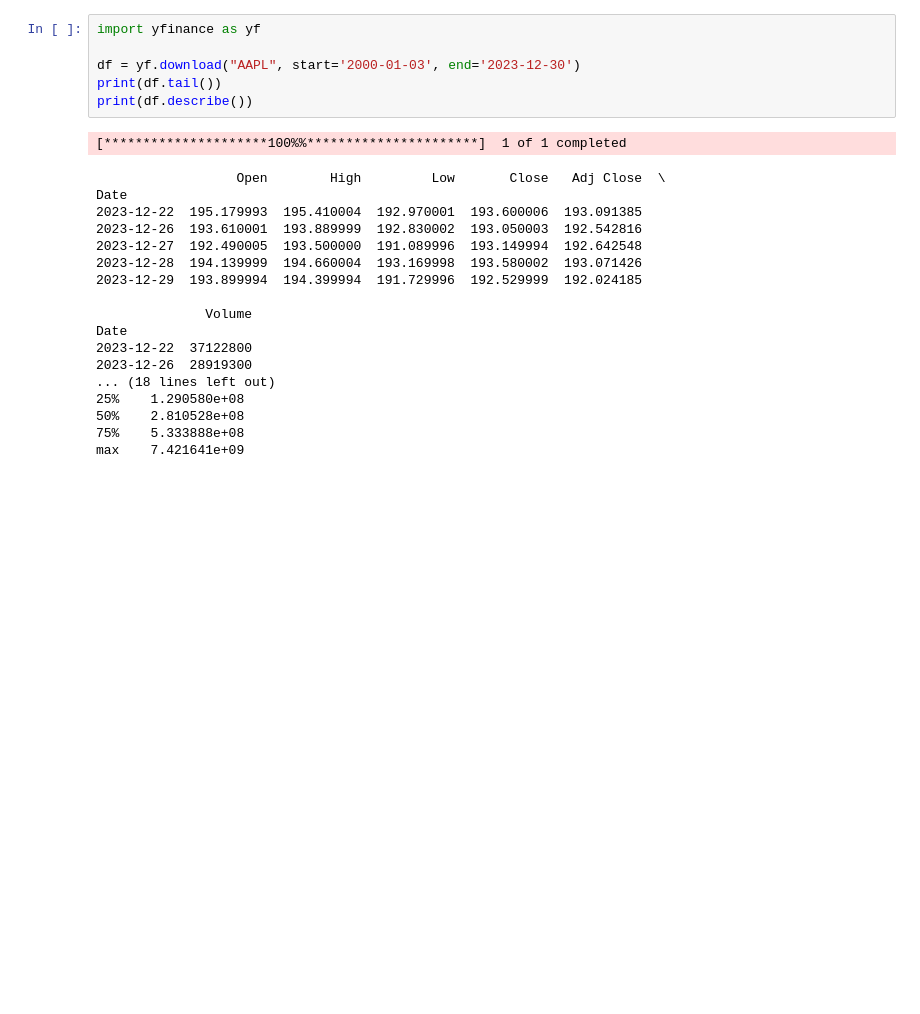
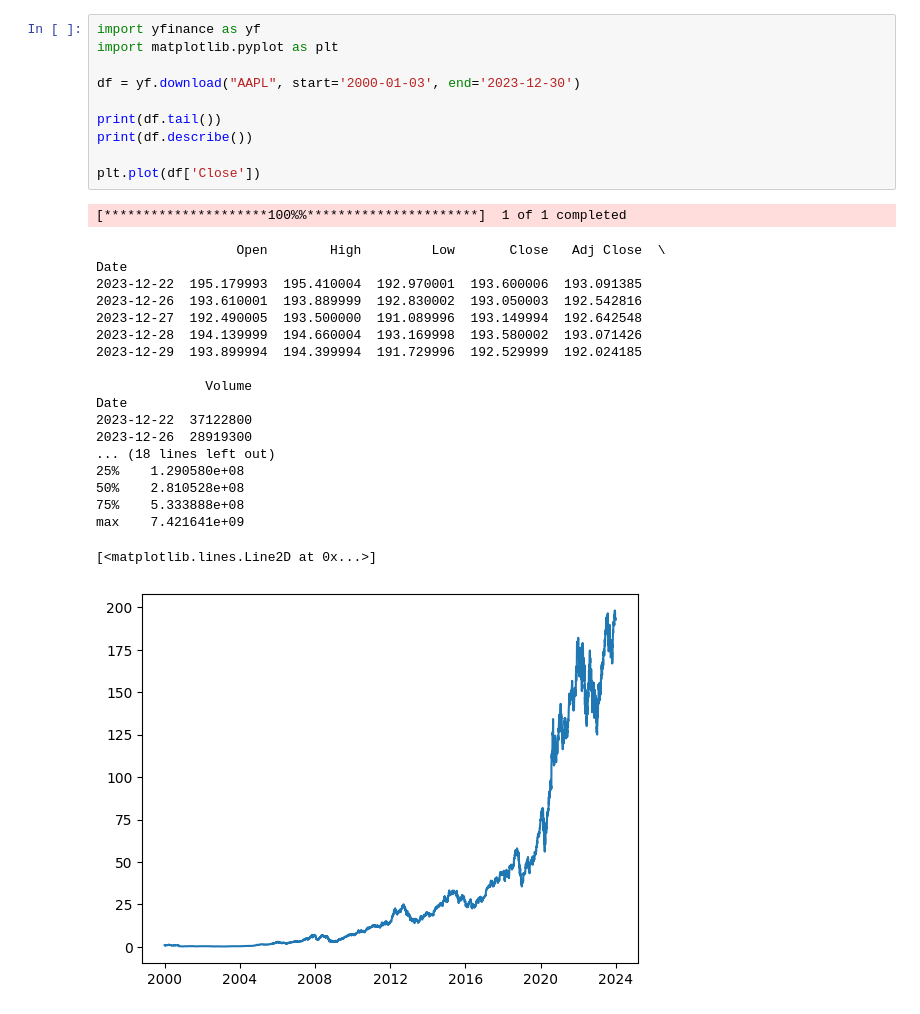
Before and after one commit to piotrwolkowski/robo-advisor, a Jupyter notebook: chapter-3-exp-return-and-covariance.ipynb, the cells around one changed output. Cells and saved outputs as stored; diff of their text form; blank space fills up the shorter version.

```diff
--- a/chapter-3-exp-return-and-covariance.ipynb
+++ b/chapter-3-exp-return-and-covariance.ipynb
@@ -1,25 +1,31 @@
 # %%
 import yfinance as yf
+import matplotlib.pyplot as plt
 
 df = yf.download("AAPL", start='2000-01-03', end='2023-12-30')
+
 print(df.tail())
 print(df.describe())
+
+plt.plot(df['Close'])
 # %% [output]
 [*********************100%%**********************]  1 of 1 completed
                   Open        High         Low       Close   Adj Close  \
 Date
 2023-12-22  195.179993  195.410004  192.970001  193.600006  193.091385
 2023-12-26  193.610001  193.889999  192.830002  193.050003  192.542816
 2023-12-27  192.490005  193.500000  191.089996  193.149994  192.642548
 2023-12-28  194.139999  194.660004  193.169998  193.580002  193.071426
 2023-12-29  193.899994  194.399994  191.729996  192.529999  192.024185
 
               Volume
 Date
 2023-12-22  37122800
 2023-12-26  28919300
 ... (18 lines left out)
 25%    1.290580e+08
 50%    2.810528e+08
 75%    5.333888e+08
 max    7.421641e+09
+[<matplotlib.lines.Line2D at 0x...>]
+[figure, added]
```
Also changed, not shown: parts of 2 cells of this notebook.
